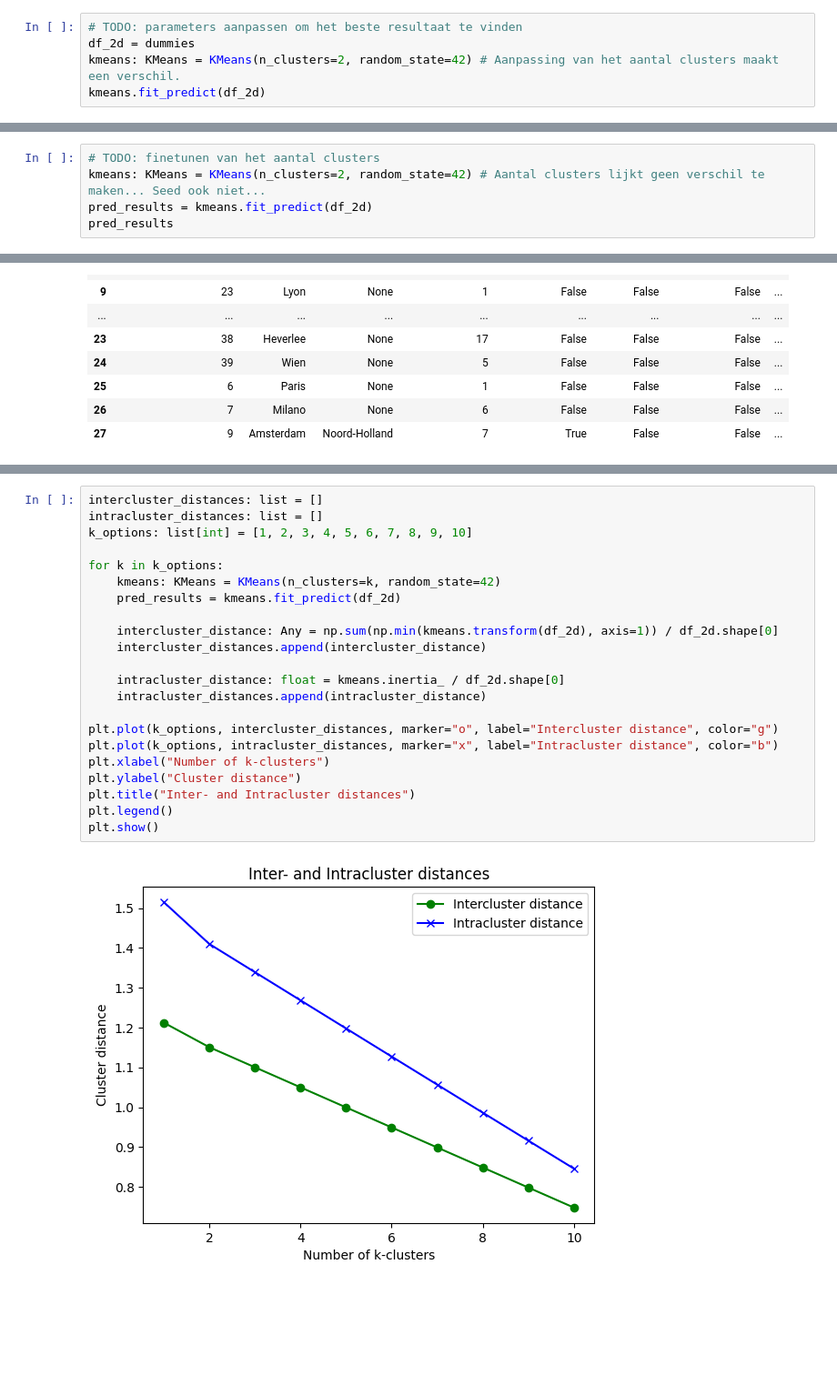
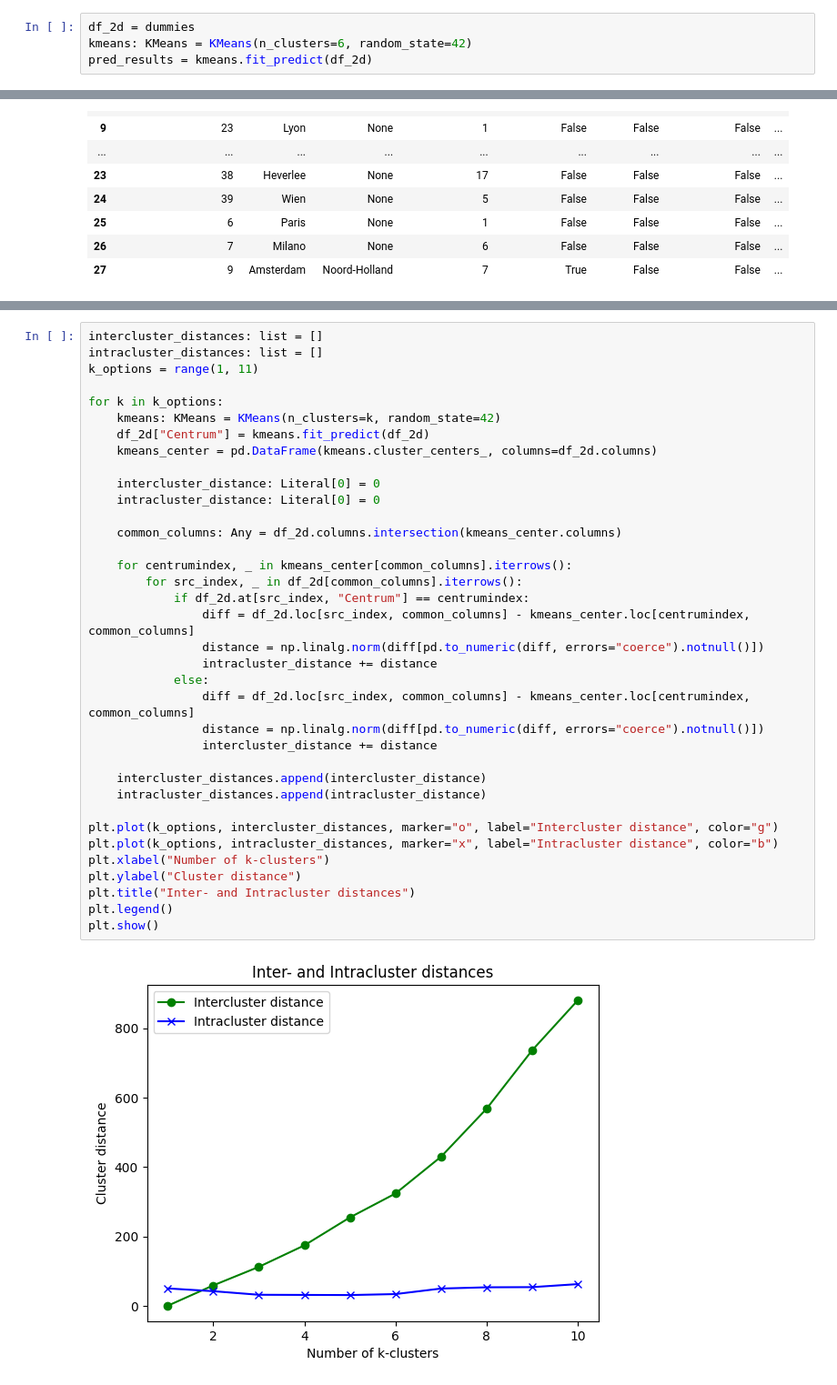
Before and after one commit to RedIsGaming/deds_ml, a Jupyter notebook: src/clusteringmodel.ipynb, the cells around one changed output, grey strips where cells are left out. Shown: that part at 91% size. Saved outputs shown, nothing was run; the diff lists cells and outputs as text; blank space fills up the shorter version.

```diff
--- a/src/clusteringmodel.ipynb
+++ b/src/clusteringmodel.ipynb
@@ -151,7 +151,6 @@ df
 
 Hier gaan we een clusteringmodel maken met 2 dimensies waar we de clusters bepalen. We passen het aantal clusters aan om de juiste K waarde te kunnen vinden en het clusteringmodel te kunnen trainen.
 # %%
-# TODO: parameters aanpassen om het beste resultaat te vinden
 df_2d = dummies
-kmeans: KMeans = KMeans(n_clusters=2, random_state=42) # Aanpassing van het aantal clusters maakt een verschil.
-kmeans.fit_predict(df_2d)
+kmeans: KMeans = KMeans(n_clusters=6, random_state=42)
+pred_results = kmeans.fit_predict(df_2d)
@@ -279,5 +278,0 @@ Hier berekenen we het centrum en maken we een vergelijking.
-# %%
-# TODO: finetunen van het aantal clusters
-kmeans: KMeans = KMeans(n_clusters=2, random_state=42) # Aantal clusters lijkt geen verschil te maken... Seed ook niet...
-pred_results = kmeans.fit_predict(df_2d)
-pred_results
@@ -352,24 +348,38 @@ Hier hebben we een plot om de verschillende clusters in een grafiek te zien voor
 # %%
 intercluster_distances: list = []
 intracluster_distances: list = []
-k_options: list[int] = [1, 2, 3, 4, 5, 6, 7, 8, 9, 10]
+k_options = range(1, 11)
 
 for k in k_options:
     kmeans: KMeans = KMeans(n_clusters=k, random_state=42)
-    pred_results = kmeans.fit_predict(df_2d)
+    df_2d["Centrum"] = kmeans.fit_predict(df_2d)
+    kmeans_center = pd.DataFrame(kmeans.cluster_centers_, columns=df_2d.columns)
 
-    intercluster_distance: Any = np.sum(np.min(kmeans.transform(df_2d), axis=1)) / df_2d.shape[0]
+    intercluster_distance: Literal[0] = 0
+    intracluster_distance: Literal[0] = 0
+
+    common_columns: Any = df_2d.columns.intersection(kmeans_center.columns)
+
+    for centrumindex, _ in kmeans_center[common_columns].iterrows():
+        for src_index, _ in df_2d[common_columns].iterrows():
+            if df_2d.at[src_index, "Centrum"] == centrumindex:
+                diff = df_2d.loc[src_index, common_columns] - kmeans_center.loc[centrumindex, common_columns]
+                distance = np.linalg.norm(diff[pd.to_numeric(diff, errors="coerce").notnull()])
+                intracluster_distance += distance
+            else:
+                diff = df_2d.loc[src_index, common_columns] - kmeans_center.loc[centrumindex, common_columns]
+                distance = np.linalg.norm(diff[pd.to_numeric(diff, errors="coerce").notnull()])
+                intercluster_distance += distance
+
     intercluster_distances.append(intercluster_distance)
-
-    intracluster_distance: float = kmeans.inertia_ / df_2d.shape[0]
     intracluster_distances.append(intracluster_distance)
 
 plt.plot(k_options, intercluster_distances, marker="o", label="Intercluster distance", color="g")
 plt.plot(k_options, intracluster_distances, marker="x", label="Intracluster distance", color="b")
 plt.xlabel("Number of k-clusters")
 plt.ylabel("Cluster distance")
 plt.title("Inter- and Intracluster distances")
 plt.legend()
 plt.show()
 # %% [output]
-[figure, old version]
+[figure, new version]
```
Also changed, not shown: parts of 15 cells of this notebook, 3 other files.
